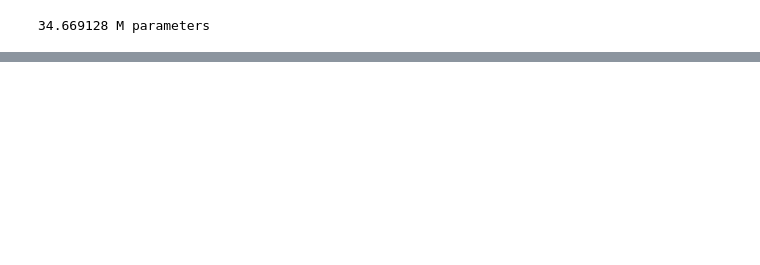
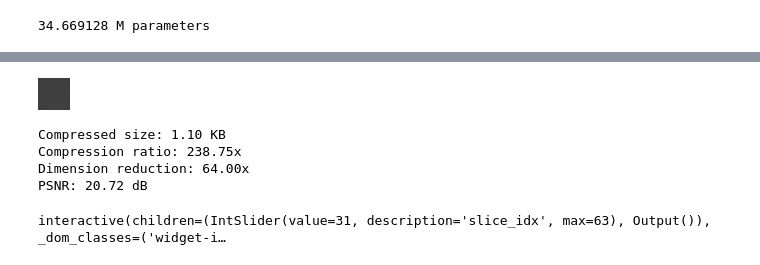
Before and after one commit to danjacobellis/autocodec, a Jupyter notebook: train/medmnist3d_f8c8.ipynb, the cells around one changed output, grey strips where cells are left out. Drawn from its saved outputs; the diff is of its cells as text; code cells hidden in the pictures; blank space fills up the shorter version.

```diff
--- a/train/medmnist3d_f8c8.ipynb
+++ b/train/medmnist3d_f8c8.ipynb
@@ -38,10 +42,9 @@ config.lightweight_decode = False
 config.freeze_encoder_after = 0.7
 config.λ = 3e-2
 config.lr_pow = 6
-config.epochs = 100
+config.epochs = 500
 config.progressive_sizes = [config.F*int(s) for s in 2**(np.linspace(1.7,3,config.epochs))];
-config.progressive_sizes = 2*[64]
-config.batch_size = 8
+config.batch_size = 4
 config.max_lr = (64/config.batch_size)*1e-3
 config.min_lr = config.max_lr / 1e3
 config.num_workers = 16
@@ -183,34 +190,41 @@ latent = einops.rearrange(latent, 'b c d h w -> b (c d) h w').cpu()
 
 webp = latent_to_pil(latent, n_bits=8, C=4)
 display(webp[0])
 buff = io.BytesIO()
 webp[0].save(buff, format='WEBP', lossless=True)
 size_bytes = len(buff.getbuffer())
 
 print(f"Compressed size: {size_bytes / 1e3:.2f} KB")
 print(f"Compression ratio: {orig_dim / size_bytes:.2f}x")
 print(f"Dimension reduction: {orig_dim / latent.numel():.2f}x")
 
-latent_decoded = pil_to_latent(webp, N=256, n_bits=8, C=4)
+latent_decoded = pil_to_latent(webp, N=64, n_bits=8, C=4)
 latent_decoded = einops.rearrange(latent_decoded, 'b (c d) h w -> b c d h w', d=8).to(device)
 
 with torch.no_grad():
     x_hat = model.decode(latent_decoded).clamp(-1, 1)
 
 mse = torch.nn.functional.mse_loss(x, x_hat)
 PSNR = -10 * mse.log10().item() + 6.02
 
 print(f"PSNR: {PSNR:.2f} dB")
 
 original_volume = x[0,0].cpu().numpy()
 reconstructed_volume = x_hat[0,0].cpu().numpy()
 
 def show_slices(slice_idx):
     clear_output(wait=True)
-    orig_slice = ToPILImage()(original_volume[slice_idx]/2+0.5).resize((256,256), resample=PIL.Image.Resampling.LANCZOS)
-    recon_slice = ToPILImage()(reconstructed_volume[slice_idx]/2+0.5).resize((256,256), resample=PIL.Image.Resampling.LANCZOS)
+    orig_slice = to_pil_image(original_volume[slice_idx]/2+0.5).resize((256,256), resample=PIL.Image.Resampling.LANCZOS)
+    recon_slice = to_pil_image(reconstructed_volume[slice_idx]/2+0.5).resize((256,256), resample=PIL.Image.Resampling.LANCZOS)
     display(orig_slice)
     display(recon_slice)
 
 interact(show_slices, slice_idx=(0, original_volume.shape[0]-1, 1));
+# %% [output]
+[figure, added]
+Compressed size: 1.10 KB
+Compression ratio: 238.75x
+Dimension reduction: 64.00x
+PSNR: 20.72 dB
+interactive(children=(IntSlider(value=31, description='slice_idx', max=63), Output()), _dom_classes=('widget-i…
 # %%
```
Also changed, not shown: parts of 6 cells of this notebook.
